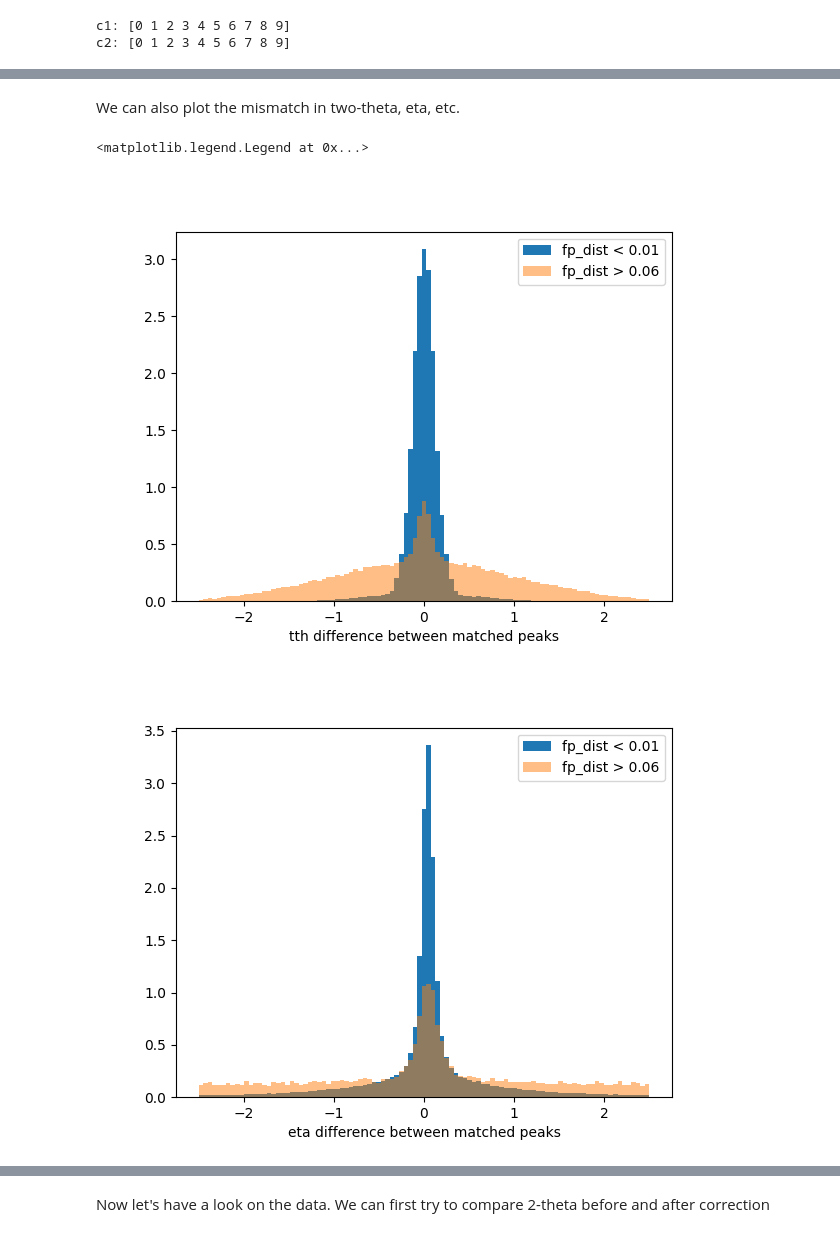
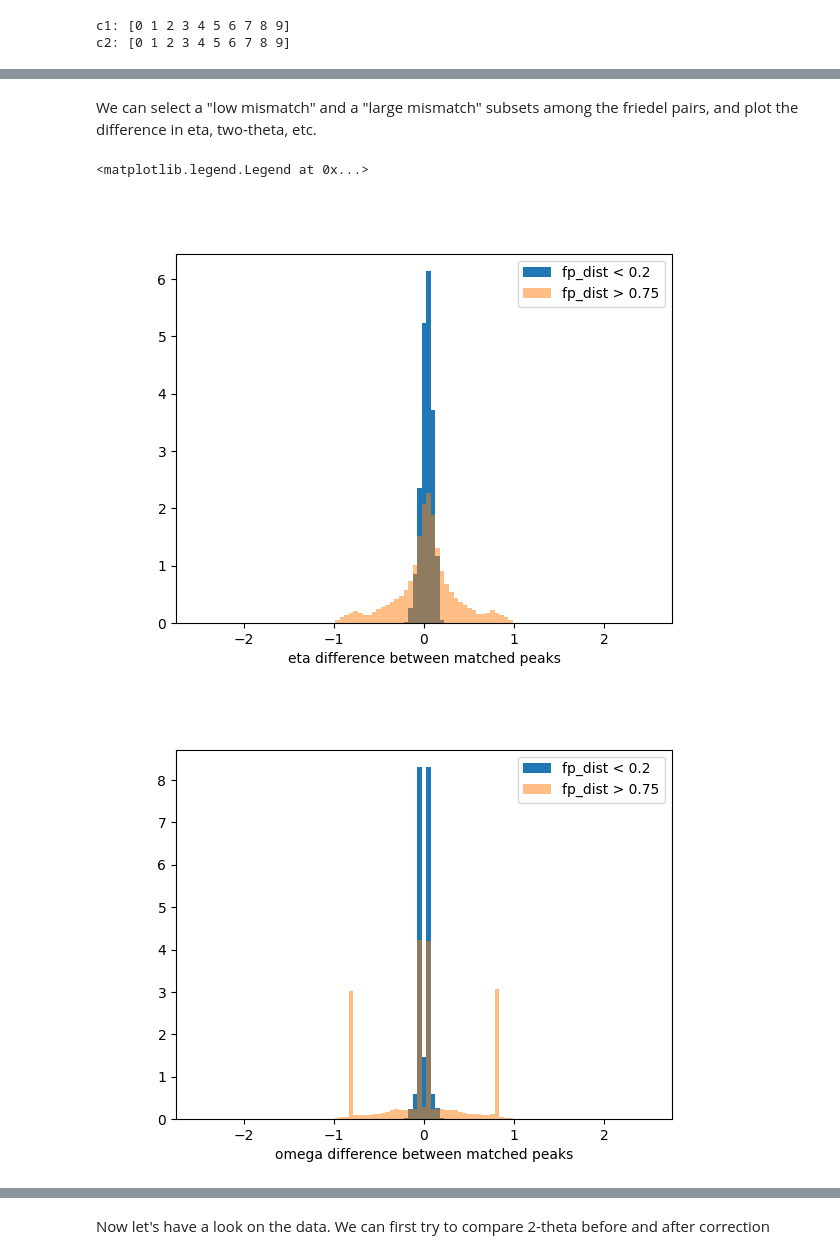
Before and after one commit to jbjacob94/pf_3dxrd, a Jupyter notebook: NB_tutorials/Tuto_001_Friedel_Pairs_Match.ipynb, the cells around one changed output, grey strips where cells are left out. Drawn from its saved outputs; the diff is of its cells as text; code cells hidden in the pictures.

```diff
--- a/NB_tutorials/Tuto_001_Friedel_Pairs_Match.ipynb
+++ b/NB_tutorials/Tuto_001_Friedel_Pairs_Match.ipynb
@@ -165,9 +164,7 @@ splinefile = 'data/frelon21_mar16.spline'
 
 
 # load data
-cf, ds = load_data(dsname, parfile, input_format='peakfile', detector='frelon')
-
-print(cf.titles)
+cf, ds = load_data(dsname, parfile, input_format='peakfile')
 # %% [output]
 Loading data for dataset SI3_DT360Z5480:
 ==============================
@@ -409,9 +445,12 @@ Once we are satisfied with the distanc eparameters, we can do the pairing on all
 # %%
-cf_paired, fp_labels, stats = friedel_pairs.find_all_pairs(cf,
-                                                    ds,
-                                                    dist_max=.08,
-                                                    dist_step=0.005,
-                                                    verbose=True,
-                                                    doplot=False)
+out = friedel_pairs.find_all_pairs(cf,
+                                   ds,
+                                   dist_max=1.,
+                                   dist_step=0.1,
+                                   mI=1/5,
+                                   mtth=1)
+
+
+cf_paired, fp_labels, stats = friedel_pairs.merge_outputs(out, cf, doplot=True)
 # %% [output]
 Friedel pair search...
@@ -499,23 +523,39 @@ Note however that there are no canonical rules to discriminate a "good" from a "
 # %% [markdown]
-We can also plot the mismatch in two-theta, eta, etc.
+We can select a  "low mismatch" and a "large mismatch" subsets among the friedel pairs, and plot the difference in eta, two-theta, etc.
 # %%
 c1, c2 = friedel_pairs.split_fpairs(cf_paired)
-dlow, dhigh = 0.01, 0.06
+dlow, dhigh = 0.2, 0.75
 m = c1.fp_dist < dlow
 m2 = c1.fp_dist > dhigh
+
+
+pl.figure()
+pl.hist(c1.eta[m]%360 - (180-c2.eta[m])%360,bins=np.linspace(-2.5,2.5,100), density=True, label=f'fp_dist < {dlow}');
+pl.hist(c1.eta[m2]%360 - (180-c2.eta[m2])%360,bins=np.linspace(-2.5,2.5,100), alpha=.5, density=True, label = f'fp_dist > {dhigh}');
+pl.xlabel('eta difference between matched peaks')
+pl.legend()
+
+
+pl.figure()
+pl.hist(c1.omega[m]%360 - (180+c2.omega[m])%360,bins=np.linspace(-2.5,2.5,100), density=True, label=f'fp_dist < {dlow}');
+pl.hist(c1.omega[m2]%360 - (180+c2.omega[m2])%360,bins=np.linspace(-2.5,2.5,100), alpha=.5, density=True, label = f'fp_dist > {dhigh}');
+pl.xlabel('omega difference between matched peaks')
+pl.legend()
+
 
 pl.figure()
 pl.hist(c1.tth[m] - (c2.tth[m]),bins=np.linspace(-2.5,2.5,100), density=True, label=f'fp_dist < {dlow}');
 pl.hist(c1.tth[m2] - (c2.tth[m2]),bins=np.linspace(-2.5,2.5,100), alpha=.5, density=True, label = f'fp_dist > {dhigh}');
 pl.xlabel('tth difference between matched peaks')
 pl.legend()
 
+
 pl.figure()
-pl.hist(c1.eta[m]%360 - (180-c2.eta[m])%360,bins=np.linspace(-2.5,2.5,100), density=True, label=f'fp_dist < {dlow}');
-pl.hist(c1.eta[m2]%360 - (180-c2.eta[m2])%360,bins=np.linspace(-2.5,2.5,100), alpha=.5, density=True, label = f'fp_dist > {dhigh}');
-pl.xlabel('eta difference between matched peaks')
+pl.hist(np.log10(c1.sum_intensity[m]) - np.log10(c2.sum_intensity[m]),bins=np.linspace(-2.5,2.5,100), density=True, label=f'fp_dist < {dlow}');
+pl.hist(np.log10(c1.sum_intensity[m2]) - np.log10(c2.sum_intensity[m2]),bins=np.linspace(-2.5,2.5,100), alpha=.5, density=True, label = f'fp_dist > {dhigh}');
+pl.xlabel('log(I) difference between matched peaks')
 pl.legend()
 # %% [output]
 <matplotlib.legend.Legend at 0x...>
-[figure, old version]
+[figure, new version]
-[figure, old version]
+[figure, new version]
```
Also changed, not shown: parts of 49 cells of this notebook, 9 other files.
